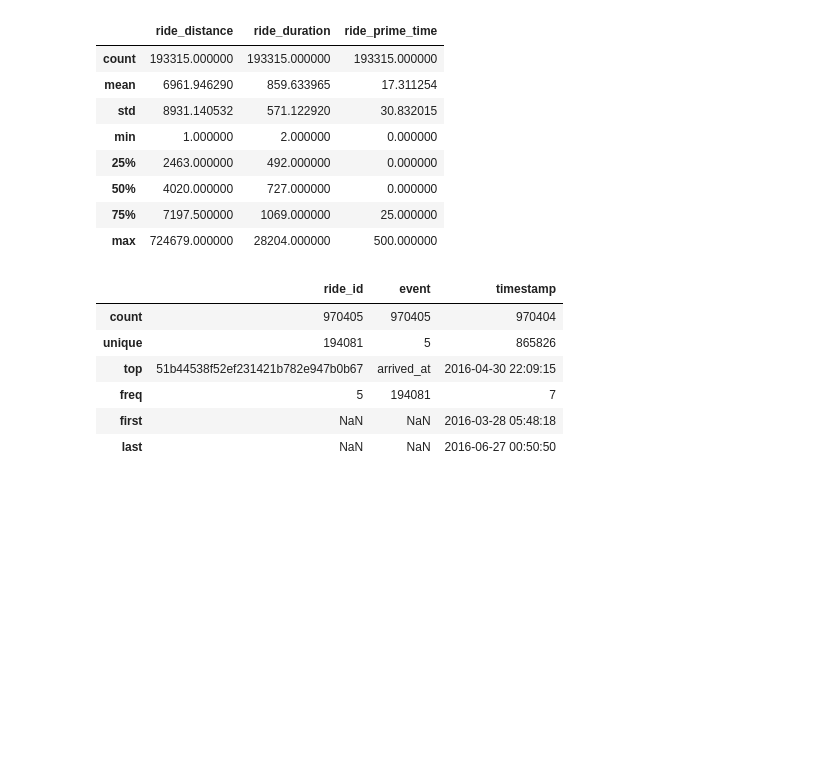
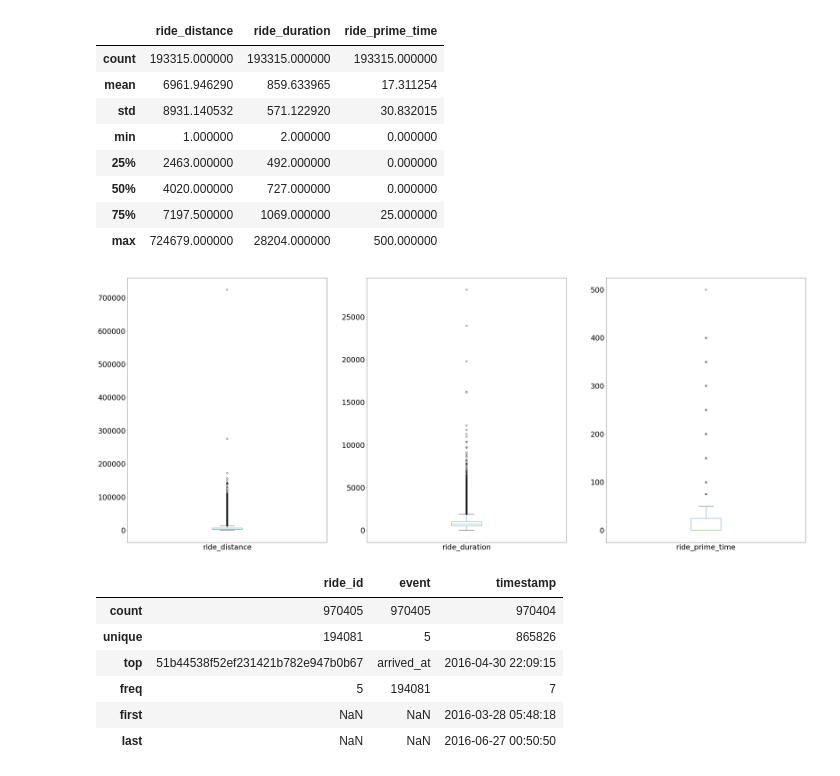
Before and after one commit to slu2009/data_work, a Jupyter notebook: Lyft Data Assignment.ipynb, the cells around one changed output. Saved outputs shown, nothing was run; the diff lists cells and outputs as text; code cells hidden in the pictures; blank space fills up the shorter version.

```diff
--- a/Lyft Data Assignment.ipynb
+++ b/Lyft Data Assignment.ipynb
@@ -75,6 +75,15 @@ ride.describe()
 | 50% | 4020.000000 | 727.000000 | 0.000000 |
 | 75% | 7197.500000 | 1069.000000 | 25.000000 |
 | max | 724679.000000 | 28204.000000 | 500.000000 |
+# %%
+fig, (ax, ax1, ax2) = plt.subplots(ncols=3, sharey=False)
+
+ride['ride_distance'].plot(kind="box", ax=ax)
+ride['ride_duration'].plot(kind="box", ax=ax1)
+ride['ride_prime_time'].plot(kind="box", ax=ax2)
+plt.show()
+# %% [output]
+[figure, added]
 # %%
 #import ride ts data
 ride_ts = pd.read_csv('ride_timestamps.csv')
```
Also changed, not shown: parts of 9 cells of this notebook.
